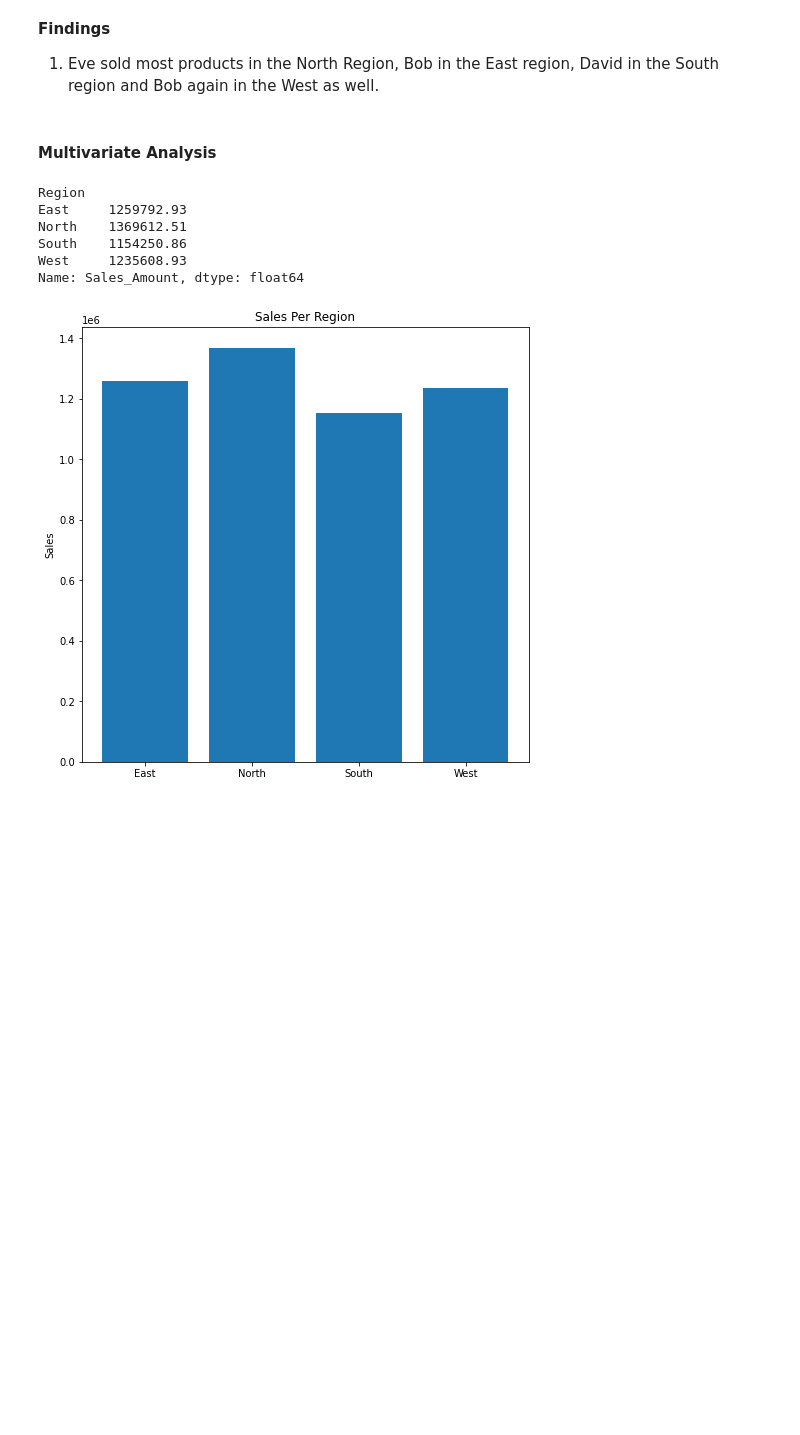
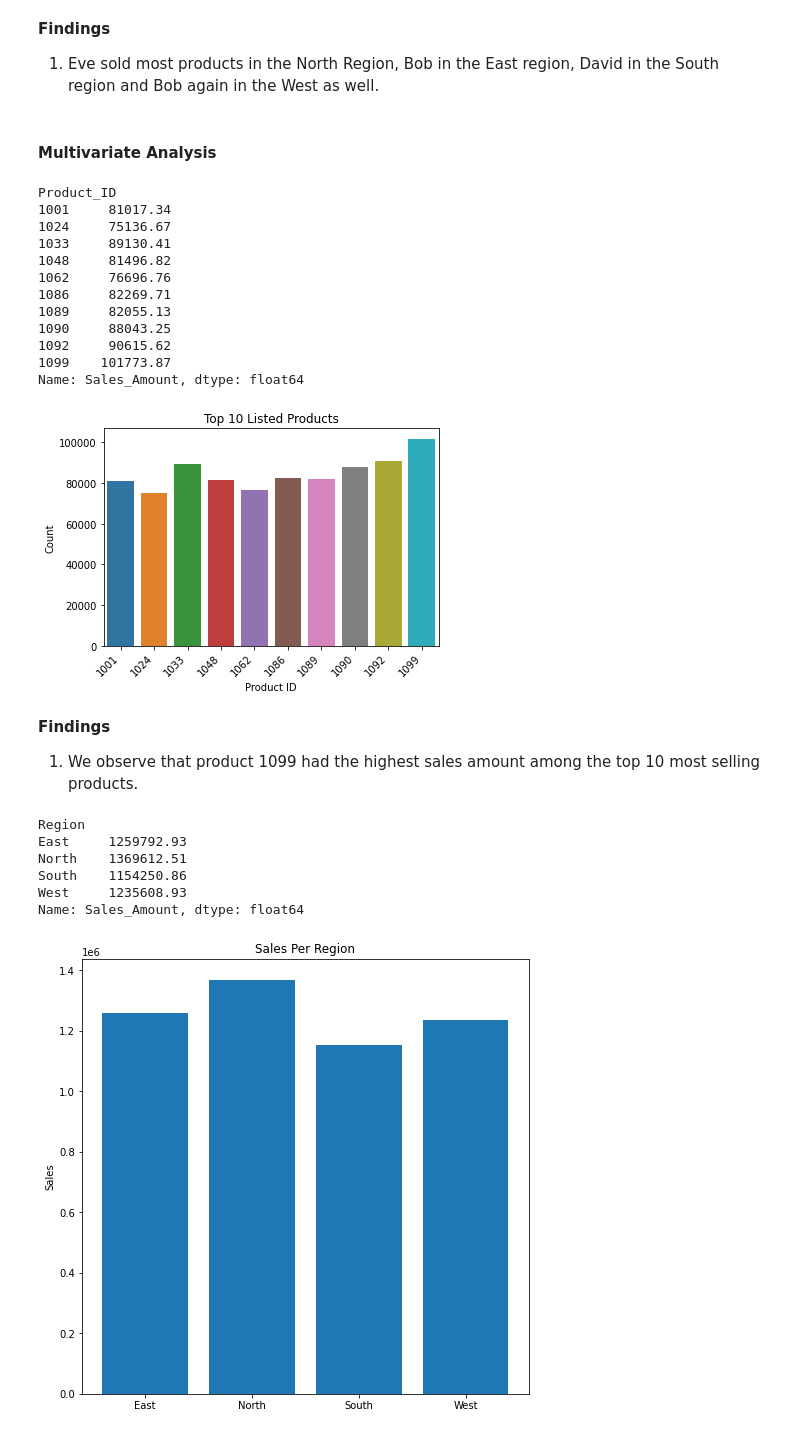
Before and after one commit to jgatharia/Sales_Analysis_Report, a Jupyter notebook: index.ipynb, the cells around one changed output. Saved outputs shown, nothing was run; the diff lists cells and outputs as text; code cells hidden in the pictures; blank space fills up the shorter version.

```diff
--- a/index.ipynb
+++ b/index.ipynb
@@ -325,6 +349,39 @@ Name: count, dtype: int64
 1. Eve sold most products in the North Region, Bob in the East region, David in the South region and Bob again in the West as well.
 # %% [markdown]
 #### Multivariate Analysis
+# %%
+# Get the top 10 products based on total Sales_Amount
+top_10_sales = sales_df[sales_df['Product_ID'].isin(top_10_listed_products)] \
+                .groupby('Product_ID')['Sales_Amount'].sum()
+
+print(top_10_sales)
+
+sns.barplot(x=top_10_sales.index, y=top_10_sales.values)
+
+# Visualization
+plt.xticks(rotation=45, ha="right")
+plt.xlabel("Product ID")
+plt.ylabel("Count")
+plt.title("Top 10 Listed Products")
+plt.show()
+# %% [output]
+Product_ID
+1001     81017.34
+1024     75136.67
+1033     89130.41
+1048     81496.82
+1062     76696.76
+1086     82269.71
+1089     82055.13
+1090     88043.25
+1092     90615.62
+1099    101773.87
+Name: Sales_Amount, dtype: float64
+[figure, added]
+# %% [markdown]
+**Findings**
+
+1. We observe that product 1099 had the highest sales amount among the top 10 most selling products.
 # %%
 sales_per_region = sales_df.groupby('Region')['Sales_Amount'].sum()
 print(sales_per_region)
```
Also changed, not shown: parts of 14 cells of this notebook.
